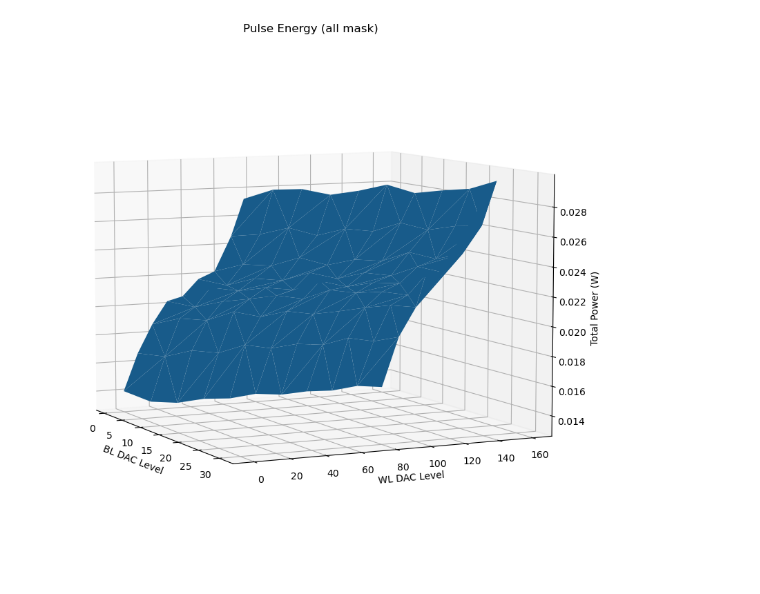
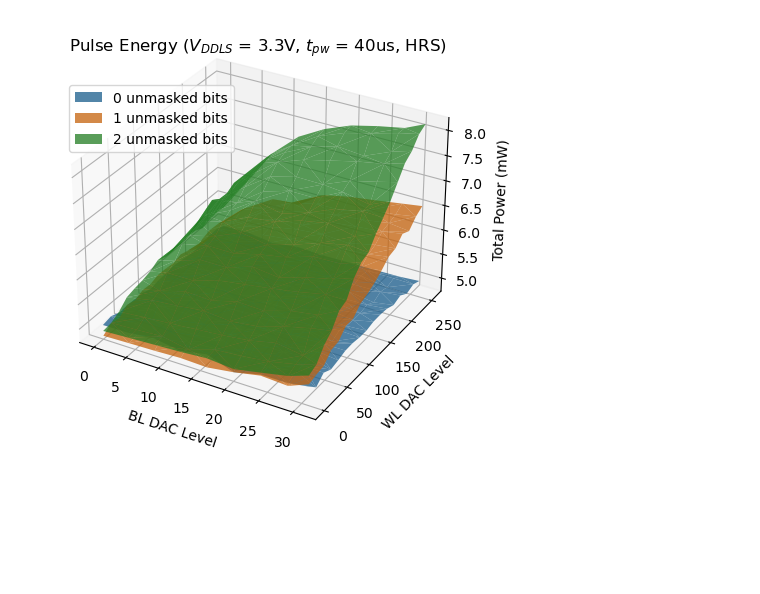
Before and after one commit to akashlevy/ember-python, a Jupyter notebook: analysis/characterizations.ipynb, the cells around one changed output. Saved outputs shown, nothing was run; the diff lists cells and outputs as text; code cells hidden in the pictures; blank space fills up the shorter version.

```diff
--- a/analysis/characterizations.ipynb
+++ b/analysis/characterizations.ipynb
@@ -360,14 +296,18 @@ edata
-# %%
-%matplotlib inline
-fig = plt.figure(figsize=(10, 10))
-ax = plt.axes(projection='3d')
-ax.set_title(f"Pulse Energy (all mask)")
-ax.set_xlabel("BL DAC Level")
-ax.set_ylabel("WL DAC Level")
-ax.set_zlabel("Total Power (W)")
-# ax.set_zlim(0, 8)
-ax.view_init(elev=7, azim=-26)
-ax.plot_trisurf(edata['vbl'], edata['vwl'], edata['totpow'])
-plt.show()
-# %% [output]
-[figure, removed]
+# %%
+fig = plt.figure(figsize=(5.5, 4.5))
+ax = plt.axes(projection='3d')
+ax.set_title(f"Pulse Energy ($V_{{DDLS}}$ = {vddio/10}V, $t_{{pw}}$ = 40us, HRS)", y=1)
+ax.set_xlabel("BL DAC Level")
+ax.set_ylabel("WL DAC Level")
+ax.set_zlabel("Total Power (mW)")
+for i in range(3):
+    e = edata[edata['n'] == i]
+    surf = ax.plot_trisurf(e['vbl'], e['vwl'], e['totpow'] * 1000, label=f"{i} unmasked bits", alpha=0.75)
+    surf._facecolors2d = surf._facecolor3d
+    surf._edgecolors2d = surf._edgecolor3d
+ax.legend(loc=(0.05, 0.7))
+plt.tight_layout()
+plt.savefig("figs/setenergy33.pdf")
+plt.show()
+# %% [output]
+[figure, added]
```
Also changed, not shown: parts of 6 cells of this notebook, 5 other files.
